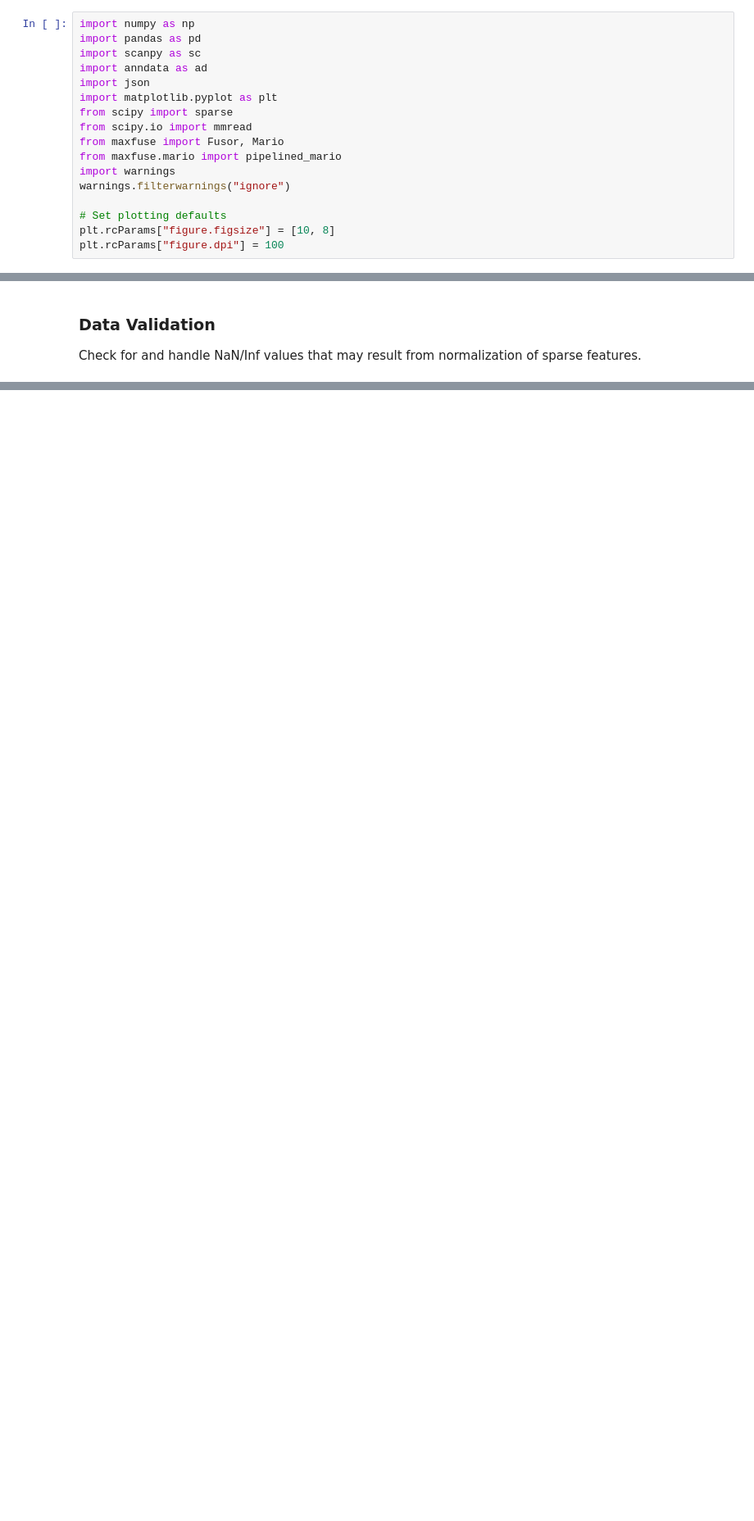
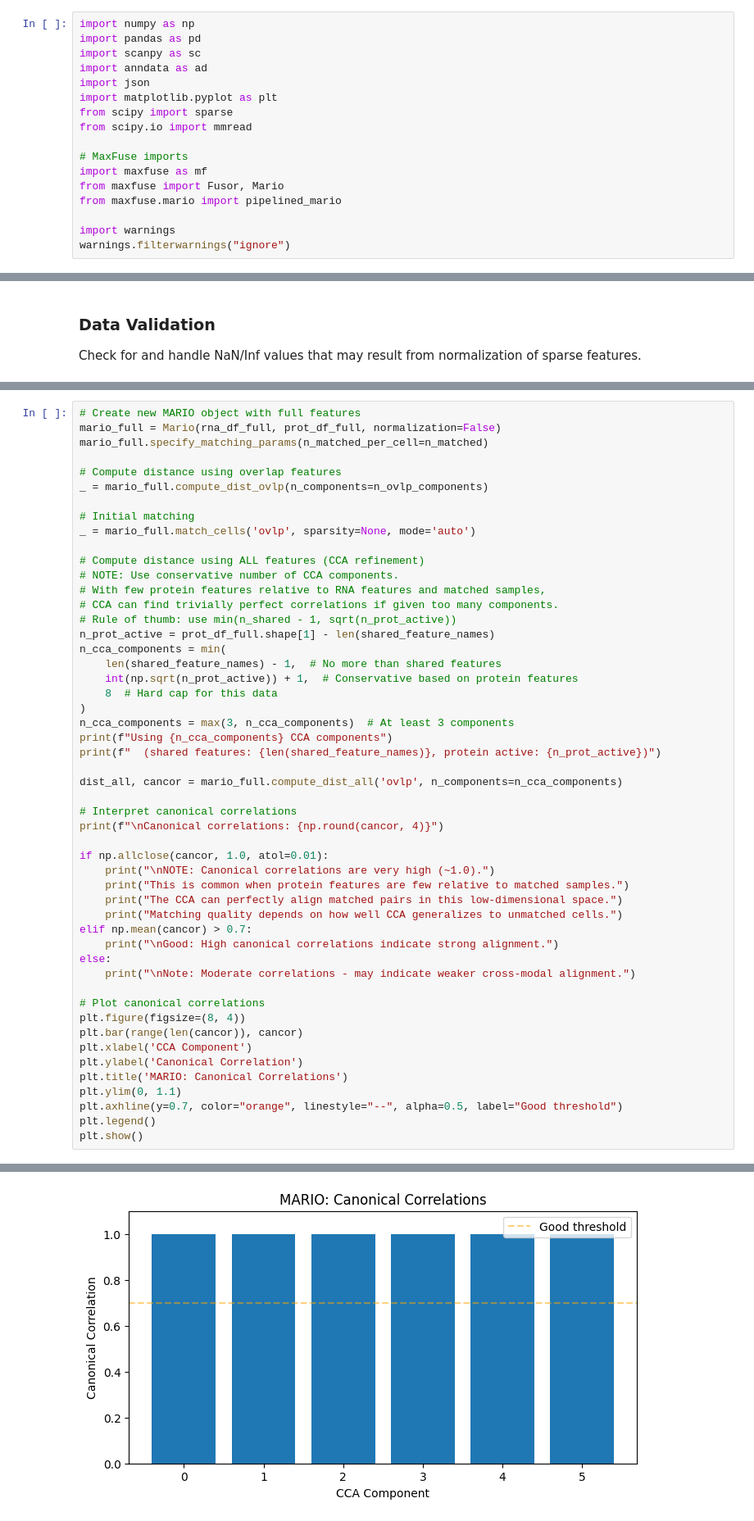
Before and after one commit to smith6jt-cop/maxfuse, a Jupyter notebook: notebooks/2_integration.ipynb, the cells around one changed output, grey strips where cells are left out. Shown at 82% size. Saved outputs shown, nothing was run; the diff lists cells and outputs as text; blank space fills up the shorter version.

```diff
--- a/notebooks/2_integration.ipynb
+++ b/notebooks/2_integration.ipynb
@@ -17,14 +28,14 @@ import json
 import matplotlib.pyplot as plt
 from scipy import sparse
 from scipy.io import mmread
+
+# MaxFuse imports
+import maxfuse as mf
 from maxfuse import Fusor, Mario
 from maxfuse.mario import pipelined_mario
+
 import warnings
 warnings.filterwarnings("ignore")
-
-# Set plotting defaults
-plt.rcParams["figure.figsize"] = [10, 8]
-plt.rcParams["figure.dpi"] = 100
 # %%
 # Load preprocessed data from 1_preprocessing.ipynb
 # Run 1_preprocessing.ipynb first to generate these files
@@ -1040,0 +1244,52 @@ plt.show()
+# %%
+# Create new MARIO object with full features
+mario_full = Mario(rna_df_full, prot_df_full, normalization=False)
+mario_full.specify_matching_params(n_matched_per_cell=n_matched)
+
+# Compute distance using overlap features
+_ = mario_full.compute_dist_ovlp(n_components=n_ovlp_components)
+
+# Initial matching
+_ = mario_full.match_cells('ovlp', sparsity=None, mode='auto')
+
+# Compute distance using ALL features (CCA refinement)
+# NOTE: Use conservative number of CCA components.
+# With few protein features relative to RNA features and matched samples,
+# CCA can find trivially perfect correlations if given too many components.
+# Rule of thumb: use min(n_shared - 1, sqrt(n_prot_active))
+n_prot_active = prot_df_full.shape[1] - len(shared_feature_names)
+n_cca_components = min(
+    len(shared_feature_names) - 1,  # No more than shared features
+    int(np.sqrt(n_prot_active)) + 1,  # Conservative based on protein features
+    8  # Hard cap for this data
+)
+n_cca_components = max(3, n_cca_components)  # At least 3 components
+print(f"Using {n_cca_components} CCA components")
+print(f"  (shared features: {len(shared_feature_names)}, protein active: {n_prot_active})")
+
+dist_all, cancor = mario_full.compute_dist_all('ovlp', n_components=n_cca_components)
+
+# Interpret canonical correlations
+print(f"\nCanonical correlations: {np.round(cancor, 4)}")
+
+if np.allclose(cancor, 1.0, atol=0.01):
+    print("\nNOTE: Canonical correlations are very high (~1.0).")
+    print("This is common when protein features are few relative to matched samples.")
+    print("The CCA can perfectly align matched pairs in this low-dimensional space.")
+    print("Matching quality depends on how well CCA generalizes to unmatched cells.")
+elif np.mean(cancor) > 0.7:
+    print("\nGood: High canonical correlations indicate strong alignment.")
+else:
+    print("\nNote: Moderate correlations - may indicate weaker cross-modal alignment.")
+
+# Plot canonical correlations
+plt.figure(figsize=(8, 4))
+plt.bar(range(len(cancor)), cancor)
+plt.xlabel('CCA Component')
+plt.ylabel('Canonical Correlation')
+plt.title('MARIO: Canonical Correlations')
+plt.ylim(0, 1.1)
+plt.axhline(y=0.7, color="orange", linestyle="--", alpha=0.5, label="Good threshold")
+plt.legend()
+plt.show()
+# %% [output]
@@ -1041,3 +1305,4 @@ plt.show()
+[figure, added]
 # %%
 # Match using all features
 matching_all = mario_full.match_cells('all', sparsity=None, mode='auto')
```
Also changed, not shown: parts of 59 cells of this notebook, 3 other files.
